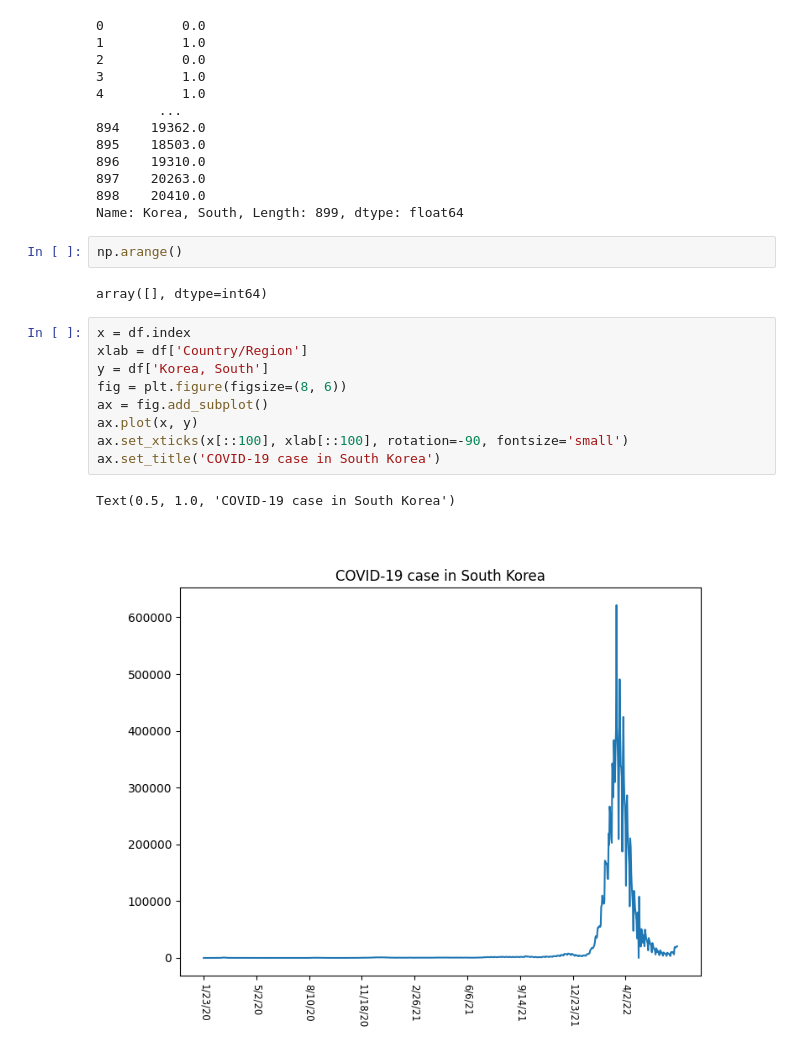
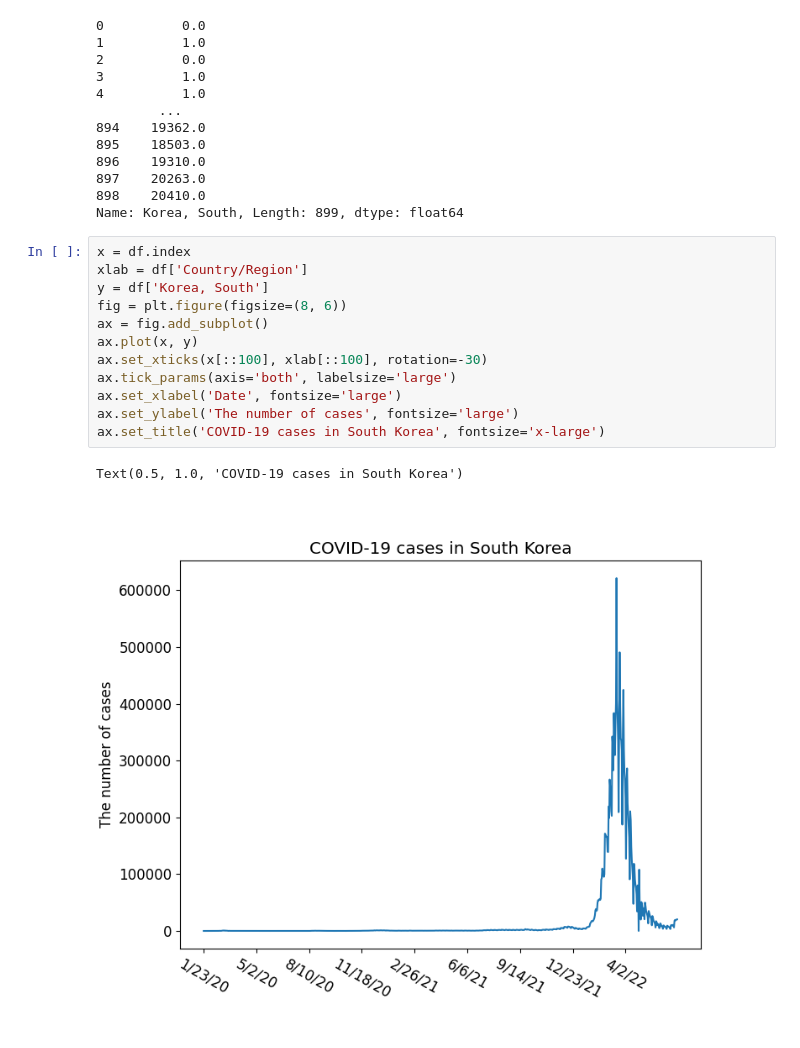
Before and after one commit to munhyunsu/Hobby, a Jupyter notebook: Lectures/2022-DataAnalysis-ChungnamScienceHighSchool/Case2.ipynb, the cells around one changed output. Drawn from its saved outputs; the diff is of its cells as text.

Commit message:
Korea plot done

```diff
--- a/Lectures/2022-DataAnalysis-ChungnamScienceHighSchool/Case2.ipynb
+++ b/Lectures/2022-DataAnalysis-ChungnamScienceHighSchool/Case2.ipynb
@@ -163,19 +163,18 @@ df['Korea, South']
 897    20263.0
 898    20410.0
 Name: Korea, South, Length: 899, dtype: float64
-# %%
-np.arange()
-# %% [output]
-array([], dtype=int64)
 # %%
 x = df.index
 xlab = df['Country/Region']
 y = df['Korea, South']
 fig = plt.figure(figsize=(8, 6))
 ax = fig.add_subplot()
 ax.plot(x, y)
-ax.set_xticks(x[::100], xlab[::100], rotation=-90, fontsize='small')
-ax.set_title('COVID-19 case in South Korea')
+ax.set_xticks(x[::100], xlab[::100], rotation=-30)
+ax.tick_params(axis='both', labelsize='large')
+ax.set_xlabel('Date', fontsize='large')
+ax.set_ylabel('The number of cases', fontsize='large')
+ax.set_title('COVID-19 cases in South Korea', fontsize='x-large')
 # %% [output]
-Text(0.5, 1.0, 'COVID-19 case in South Korea')
+Text(0.5, 1.0, 'COVID-19 cases in South Korea')
-[figure, old version]
+[figure, new version]
```
